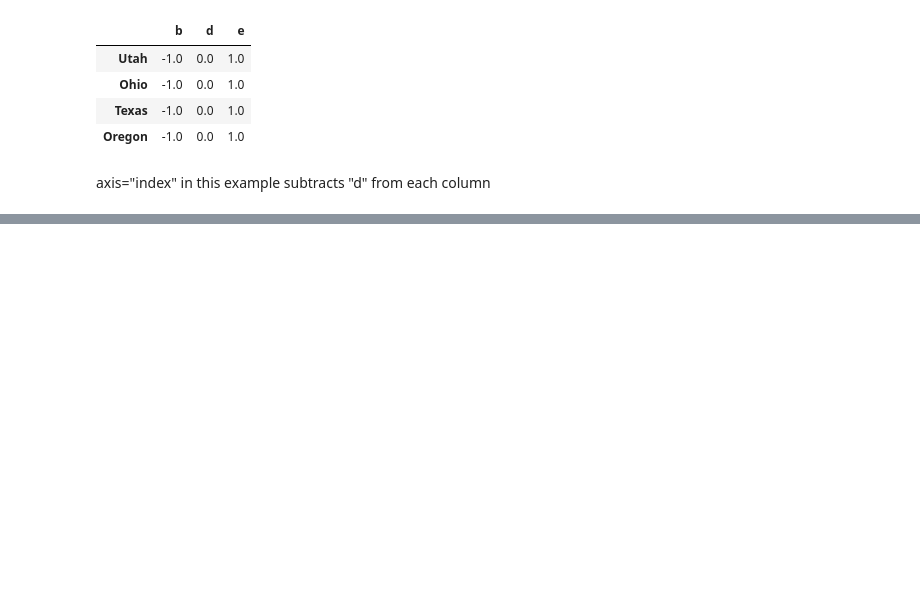
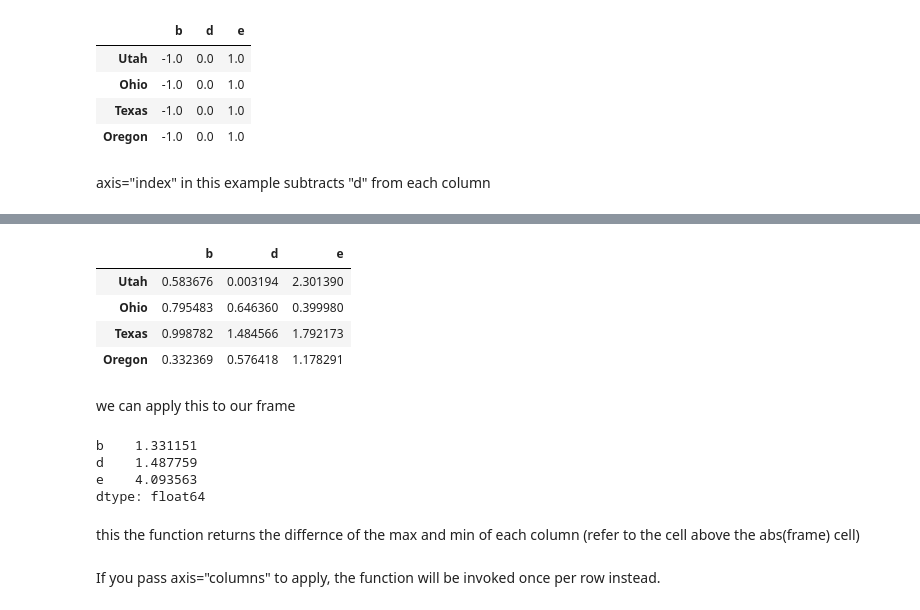
Before and after one commit to christophermccall/WesCh5, a Jupyter notebook: Chapter5WorkAlong.ipynb, the cells around one changed output, grey strips where cells are left out. Cells and saved outputs as stored; diff of their text form; code cells hidden in the pictures; blank space fills up the shorter version.

Commit message:
starting Axis Indexes with Duplicate Labels

```diff
--- a/Chapter5WorkAlong.ipynb
+++ b/Chapter5WorkAlong.ipynb
@@ -757,0 +754,3 @@ axis="index" in this example subtracts "d" from each column
+# %%
+frame = pd.DataFrame(np.random.standard_normal((4,3)), columns=list("bde"),
+                    index=["Utah","Ohio","Texas","Oregon"])
@@ -757,0 +765,8 @@ axis="index" in this example subtracts "d" from each column
+# %%
+np.abs(frame)
+# %% [output]
+|  | b | d | e |
+| Utah | 0.583676 | 0.003194 | 2.301390 |
+| Ohio | 0.795483 | 0.646360 | 0.399980 |
+| Texas | 0.998782 | 1.484566 | 1.792173 |
+| Oregon | 0.332369 | 0.576418 | 1.178291 |
@@ -757,0 +776,13 @@ axis="index" in this example subtracts "d" from each column
+# %% [markdown]
+we can apply this to our frame
+# %%
+frame.apply(f1)
+# %% [output]
+b    1.331151
+d    1.487759
+e    4.093563
+dtype: float64
+# %% [markdown]
+this the function returns the differnce of the max and min of each column (refer to the cell above the abs(frame) cell)
+# %% [markdown]
+If you pass axis="columns" to apply, the function will be invoked once per row instead.
```
Also changed, not shown: parts of 50 cells of this notebook.
